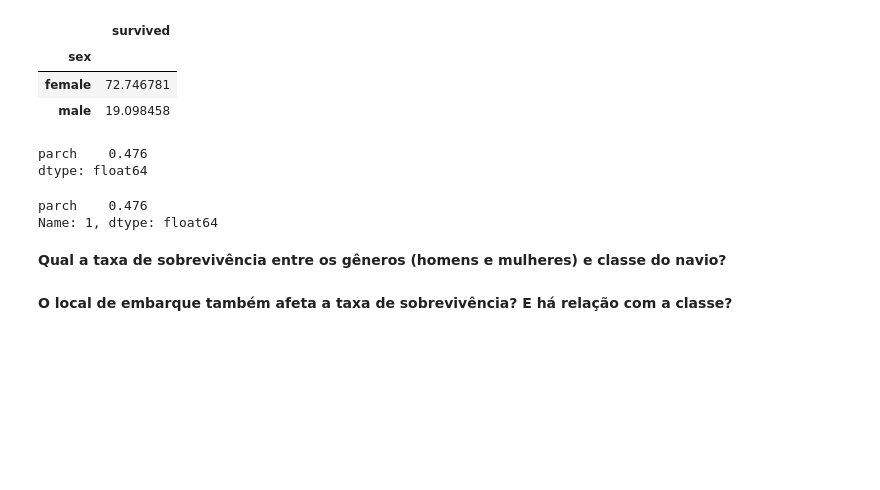
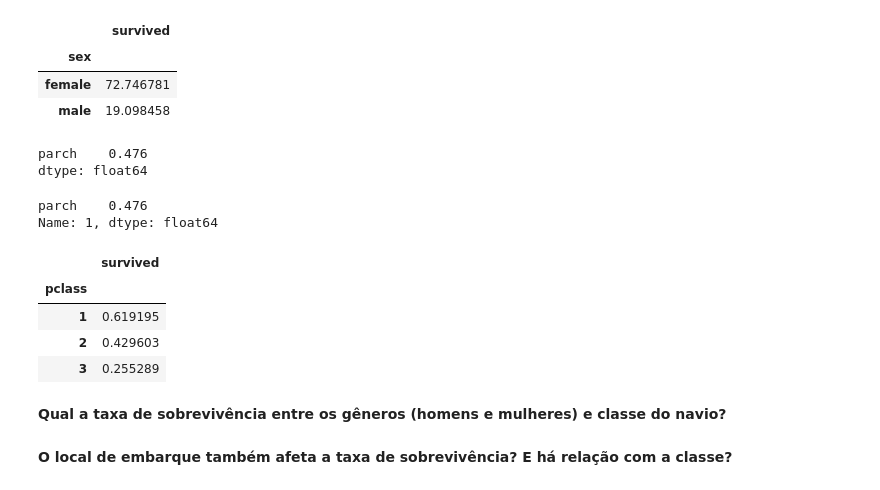
Before and after one commit to caiomiazzi/Ada-iFood_Tecnicas_de_Programacao_I, a Jupyter notebook: Aula 6 - Limpeza e Tratamento de Dados.ipynb, the cells around one changed output. Saved outputs shown, nothing was run; the diff lists cells and outputs as text; code cells hidden in the pictures; blank space fills up the shorter version.

```diff
--- a/Aula 6 - Limpeza e Tratamento de Dados.ipynb
+++ b/Aula 6 - Limpeza e Tratamento de Dados.ipynb
@@ -358,6 +396,17 @@ df_titanic.pivot_table(index='survived', values='parch', aggfunc='mean').loc[1]
 # %% [output]
 parch    0.476
 Name: 1, dtype: float64
+# %%
+# 4 Taxa de sobrevivencia por classe
+
+df_titanic.pivot_table(index='pclass', values='survived', aggfunc='mean')
+#df_titanic.groupby('pclass')['survived'].mean()
+# %% [output]
+|  | survived |
+| pclass |  |
+| 1 | 0.619195 |
+| 2 | 0.429603 |
+| 3 | 0.255289 |
 # %% [markdown]
 **Qual a taxa de sobrevivência entre os gêneros (homens e mulheres) e classe do navio?**
 # %% [markdown]
```
Also changed, not shown: parts of 2 cells of this notebook, 1 other file.
